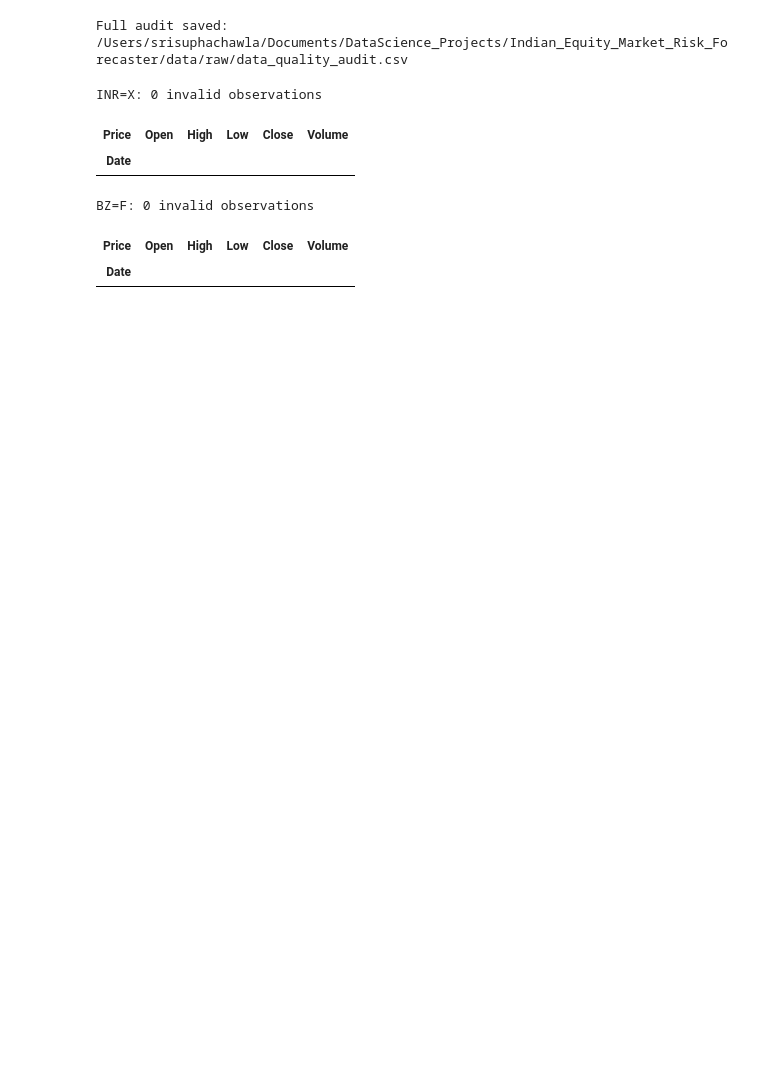
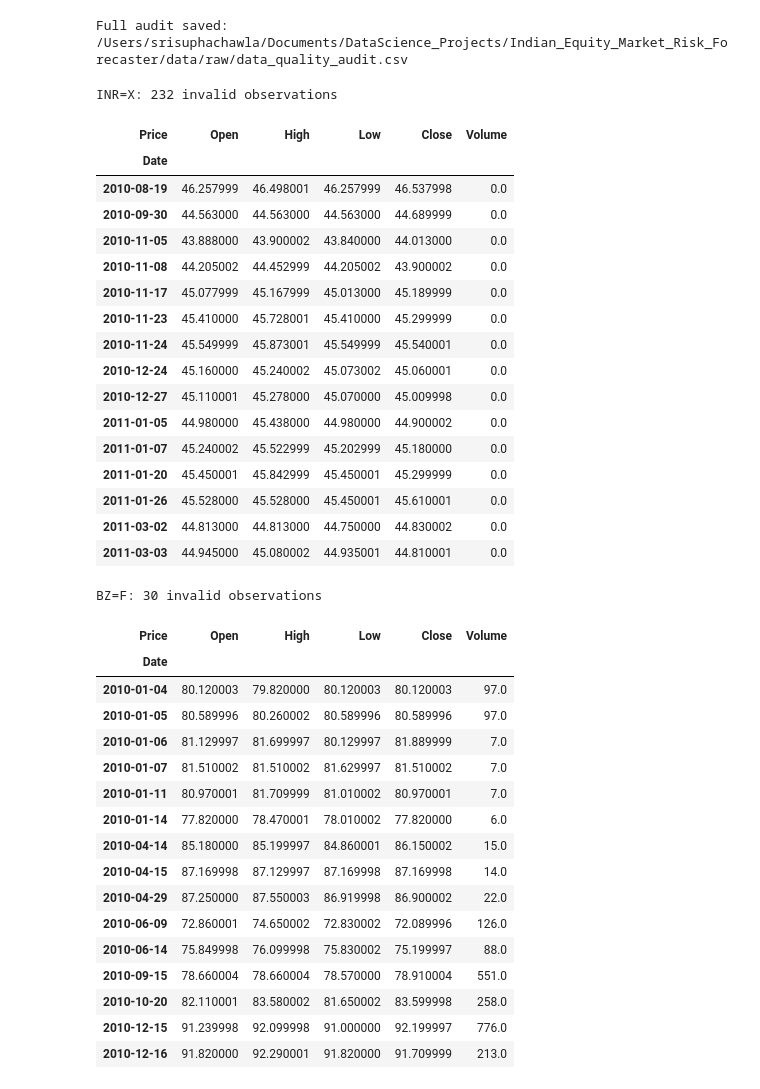
Before and after one commit to Srisupha29/DataScience_Projects, a Jupyter notebook: Indian_Equity_Market_Risk_Forecaster/notebooks/01_Data_Acquisition.ipynb, the cells around one changed output. Drawn from its saved outputs; the diff is of its cells as text; code cells hidden in the pictures; blank space fills up the shorter version.

```diff
--- a/Indian_Equity_Market_Risk_Forecaster/notebooks/01_Data_Acquisition.ipynb
+++ b/Indian_Equity_Market_Risk_Forecaster/notebooks/01_Data_Acquisition.ipynb
@@ -468,6 +468,10 @@ for _, item in manifest.iterrows():
         # OHLC consistency: High must be >= all other prices,
         # and Low must be <= all other prices.
         if all(col in data.columns for col in price_columns):
+            ohlc = data[price_columns].apply(
+                pd.to_numeric,
+                errors="coerce"
+            )
 
             invalid_ohlc = (
                 (data["High"] < data["Low"])
@@ -579,34 +583,69 @@ DATA QUALITY ISSUES
 | 54 | ^TNX | market_macro | True | 4396 | 2010-01-01 | 2026-11-07 | 0 | {"Open": 160, "High": 160, "Low":... | ... |
 Full audit saved: /Users/srisuphachawla/Documents/DataScience_Projects/Indian_Equity_Market_Risk_Forecaster/data/raw/data_quality_audit.csv
 # %%
-# Inspecting Invalid OHLC Observations
+for ticker in ["INR=X", "BZ=F"]:
 
-problem_tickers = ["INR=X", "BZ=F"]
-
-for ticker in problem_tickers:
-    safe_name = ticker.replace("^", "").replace("=","_").replace(".", "_")
-
-    if ticker == "INR-X":
-        file_path = MACRO_RAW_DIR / f"{safe_name}.parquet"
-    else:
-        file_path = MACRO_RAW_DIR / f"{safe_name}.parquet"
+    safe_name = ticker.replace("^", "").replace("=", "_").replace(".", "_")
+    file_path = MACRO_RAW_DIR / f"{safe_name}.parquet"
 
     data = pd.read_parquet(file_path)
 
-    # we have already defined invalid_ohlc above
+    # Remove the Price column level if present
+    if isinstance(data.columns, pd.MultiIndex):
+        data.columns = data.columns.get_level_values(-1)
 
-    print(f"\n{ticker}: {invalid_ohlc.sum()} invalid observations")
+    ohlc = data[["Open", "High", "Low", "Close"]]
+
+    invalid = (
+        (ohlc["High"] < ohlc["Low"])
+        | (ohlc["High"] < ohlc["Open"])
+        | (ohlc["High"] < ohlc["Close"])
+        | (ohlc["Low"] > ohlc["Open"])
+        | (ohlc["Low"] > ohlc["Close"])
+    )
+
+    print(f"\n{ticker}: {invalid.sum()} invalid observations")
 
     display(
         data.loc[
-            invalid_ohlc,
+            invalid,
             ["Open", "High", "Low", "Close", "Volume"]
         ].head(15)
     )
 # %% [output]
-INR=X: 0 invalid observations
+INR=X: 232 invalid observations
 | Price | Open | High | Low | Close | Volume |
 | Date |  |  |  |  |  |
+| 2010-08-19 | 46.257999 | 46.498001 | 46.257999 | 46.537998 | 0.0 |
+| 2010-09-30 | 44.563000 | 44.563000 | 44.563000 | 44.689999 | 0.0 |
+| 2010-11-05 | 43.888000 | 43.900002 | 43.840000 | 44.013000 | 0.0 |
+| 2010-11-08 | 44.205002 | 44.452999 | 44.205002 | 43.900002 | 0.0 |
+| 2010-11-17 | 45.077999 | 45.167999 | 45.013000 | 45.189999 | 0.0 |
+| 2010-11-23 | 45.410000 | 45.728001 | 45.410000 | 45.299999 | 0.0 |
+| 2010-11-24 | 45.549999 | 45.873001 | 45.549999 | 45.540001 | 0.0 |
+| 2010-12-24 | 45.160000 | 45.240002 | 45.073002 | 45.060001 | 0.0 |
+| 2010-12-27 | 45.110001 | 45.278000 | 45.070000 | 45.009998 | 0.0 |
+| 2011-01-05 | 44.980000 | 45.438000 | 44.980000 | 44.900002 | 0.0 |
+| 2011-01-07 | 45.240002 | 45.522999 | 45.202999 | 45.180000 | 0.0 |
+| 2011-01-20 | 45.450001 | 45.842999 | 45.450001 | 45.299999 | 0.0 |
+| 2011-01-26 | 45.528000 | 45.528000 | 45.450001 | 45.610001 | 0.0 |
+| 2011-03-02 | 44.813000 | 44.813000 | 44.750000 | 44.830002 | 0.0 |
+| 2011-03-03 | 44.945000 | 45.080002 | 44.935001 | 44.810001 | 0.0 |
-BZ=F: 0 invalid observations
+BZ=F: 30 invalid observations
 | Price | Open | High | Low | Close | Volume |
 | Date |  |  |  |  |  |
+| 2010-01-04 | 80.120003 | 79.820000 | 80.120003 | 80.120003 | 97.0 |
+| 2010-01-05 | 80.589996 | 80.260002 | 80.589996 | 80.589996 | 97.0 |
+| 2010-01-06 | 81.129997 | 81.699997 | 80.129997 | 81.889999 | 7.0 |
+| 2010-01-07 | 81.510002 | 81.510002 | 81.629997 | 81.510002 | 7.0 |
+| 2010-01-11 | 80.970001 | 81.709999 | 81.010002 | 80.970001 | 7.0 |
+| 2010-01-14 | 77.820000 | 78.470001 | 78.010002 | 77.820000 | 6.0 |
+| 2010-04-14 | 85.180000 | 85.199997 | 84.860001 | 86.150002 | 15.0 |
+| 2010-04-15 | 87.169998 | 87.129997 | 87.169998 | 87.169998 | 14.0 |
+| 2010-04-29 | 87.250000 | 87.550003 | 86.919998 | 86.900002 | 22.0 |
+| 2010-06-09 | 72.860001 | 74.650002 | 72.830002 | 72.089996 | 126.0 |
+| 2010-06-14 | 75.849998 | 76.099998 | 75.830002 | 75.199997 | 88.0 |
+| 2010-09-15 | 78.660004 | 78.660004 | 78.570000 | 78.910004 | 551.0 |
+| 2010-10-20 | 82.110001 | 83.580002 | 81.650002 | 83.599998 | 258.0 |
+| 2010-12-15 | 91.239998 | 92.099998 | 91.000000 | 92.199997 | 776.0 |
+| 2010-12-16 | 91.820000 | 92.290001 | 91.820000 | 91.709999 | 213.0 |
```
Also changed, not shown: parts of 6 cells of this notebook.
